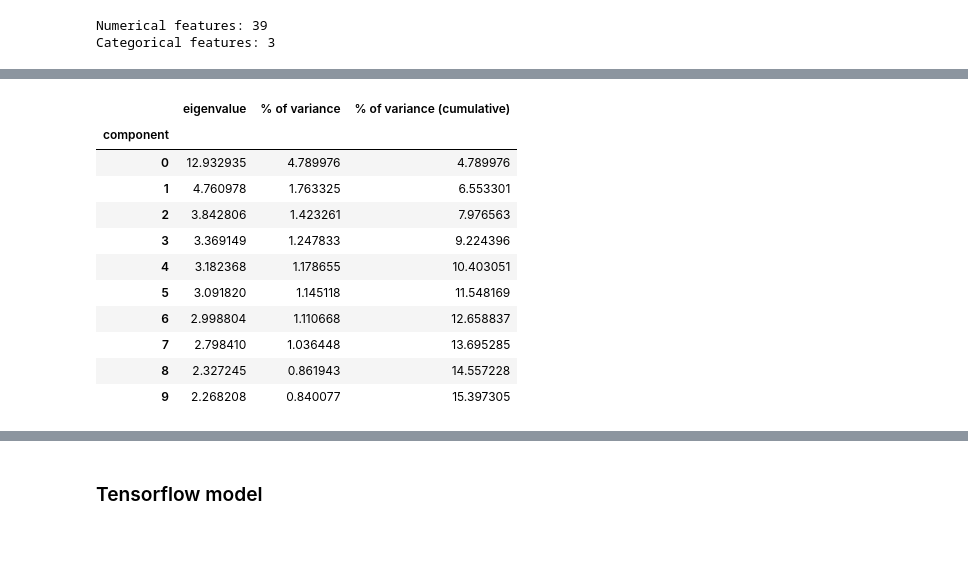
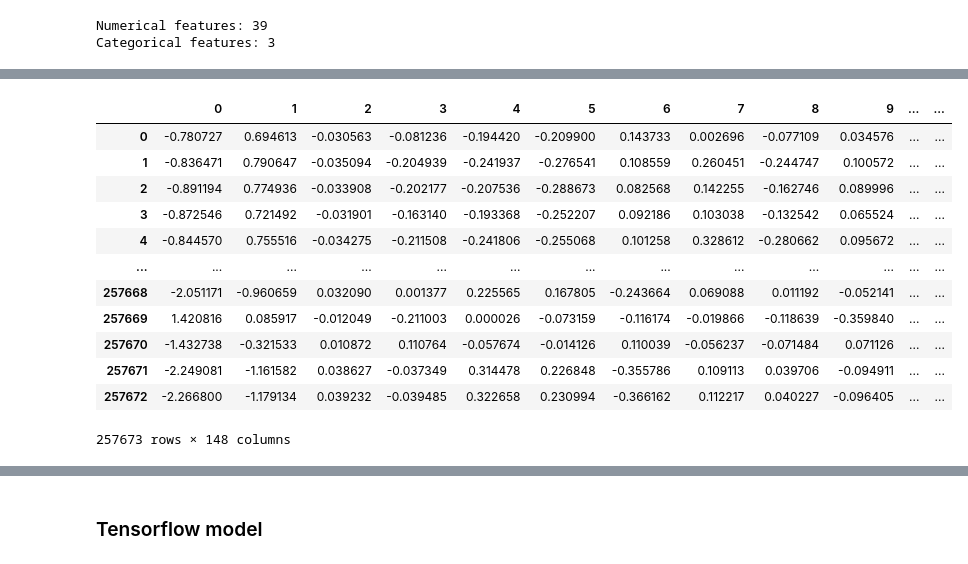
Before and after one commit to Janko-dev/ktai_ids, a Jupyter notebook: src/dnn_mc_famd.ipynb, the cells around one changed output, grey strips where cells are left out. Cells and saved outputs as stored; diff of their text form; code cells hidden in the pictures.

```diff
--- a/src/dnn_mc_famd.ipynb
+++ b/src/dnn_mc_famd.ipynb
@@ -49,3 +23,11 @@ print(f"Numerical features: {len(num_cols)}\nCategorical features: {len(cat_cols
 # %% [output]
 Numerical features: 39
 Categorical features: 3
+# %%
+from sklearn.preprocessing import StandardScaler
+
+# standard scale numerical features
+scl = StandardScaler()
+df[num_cols] = scl.fit_transform(df[num_cols])
+
+df
@@ -53,26 +49,25 @@ Categorical features: 3
 from prince import FAMD
 
 famd = FAMD(
-    n_components=10,
-    n_iter=10,
-    copy=True,
-    check_input=True,
+    n_components=148,
     random_state=42,
     engine="sklearn"
 )
 famd = famd.fit(df)
+famd = famd.transform(df)
 # %%
-famd._eigenvalues_summary
+famd
 # %% [output]
-|  | eigenvalue | % of variance | % of variance (cumulative) |
-| component |  |  |  |
-| 0 | 12.932935 | 4.789976 | 4.789976 |
-| 1 | 4.760978 | 1.763325 | 6.553301 |
-| 2 | 3.842806 | 1.423261 | 7.976563 |
-| 3 | 3.369149 | 1.247833 | 9.224396 |
-| 4 | 3.182368 | 1.178655 | 10.403051 |
-| 5 | 3.091820 | 1.145118 | 11.548169 |
-| 6 | 2.998804 | 1.110668 | 12.658837 |
-| 7 | 2.798410 | 1.036448 | 13.695285 |
-| 8 | 2.327245 | 0.861943 | 14.557228 |
-| 9 | 2.268208 | 0.840077 | 15.397305 |
+|  | 0 | 1 | 2 | 3 | 4 | 5 | 6 | 7 | 8 | 9 | ... | ... |
+| 0 | -0.780727 | 0.694613 | -0.030563 | -0.081236 | -0.194420 | -0.209900 | 0.143733 | 0.002696 | -0.077109 | 0.034576 | ... | ... |
+| 1 | -0.836471 | 0.790647 | -0.035094 | -0.204939 | -0.241937 | -0.276541 | 0.108559 | 0.260451 | -0.244747 | 0.100572 | ... | ... |
+| 2 | -0.891194 | 0.774936 | -0.033908 | -0.202177 | -0.207536 | -0.288673 | 0.082568 | 0.142255 | -0.162746 | 0.089996 | ... | ... |
+| 3 | -0.872546 | 0.721492 | -0.031901 | -0.163140 | -0.193368 | -0.252207 | 0.092186 | 0.103038 | -0.132542 | 0.065524 | ... | ... |
+| 4 | -0.844570 | 0.755516 | -0.034275 | -0.211508 | -0.241806 | -0.255068 | 0.101258 | 0.328612 | -0.280662 | 0.095672 | ... | ... |
+| ... | ... | ... | ... | ... | ... | ... | ... | ... | ... | ... | ... | ... |
+| 257668 | -2.051171 | -0.960659 | 0.032090 | 0.001377 | 0.225565 | 0.167805 | -0.243664 | 0.069088 | 0.011192 | -0.052141 | ... | ... |
+| 257669 | 1.420816 | 0.085917 | -0.012049 | -0.211003 | 0.000026 | -0.073159 | -0.116174 | -0.019866 | -0.118639 | -0.359840 | ... | ... |
+| 257670 | -1.432738 | -0.321533 | 0.010872 | 0.110764 | -0.057674 | -0.014126 | 0.110039 | -0.056237 | -0.071484 | 0.071126 | ... | ... |
+| 257671 | -2.249081 | -1.161582 | 0.038627 | -0.037349 | 0.314478 | 0.226848 | -0.355786 | 0.109113 | 0.039706 | -0.094911 | ... | ... |
+| 257672 | -2.266800 | -1.179134 | 0.039232 | -0.039485 | 0.322658 | 0.230994 | -0.366162 | 0.112217 | 0.040227 | -0.096405 | ... | ... |
+257673 rows × 148 columns
```
Also changed, not shown: parts of 15 cells of this notebook, 7 other files.
